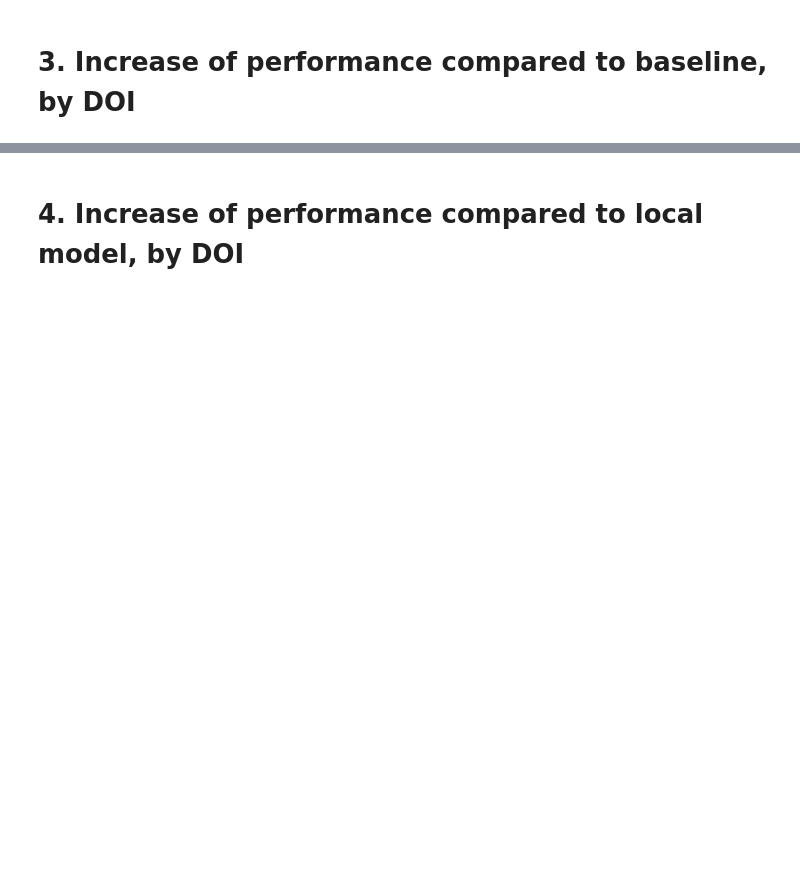
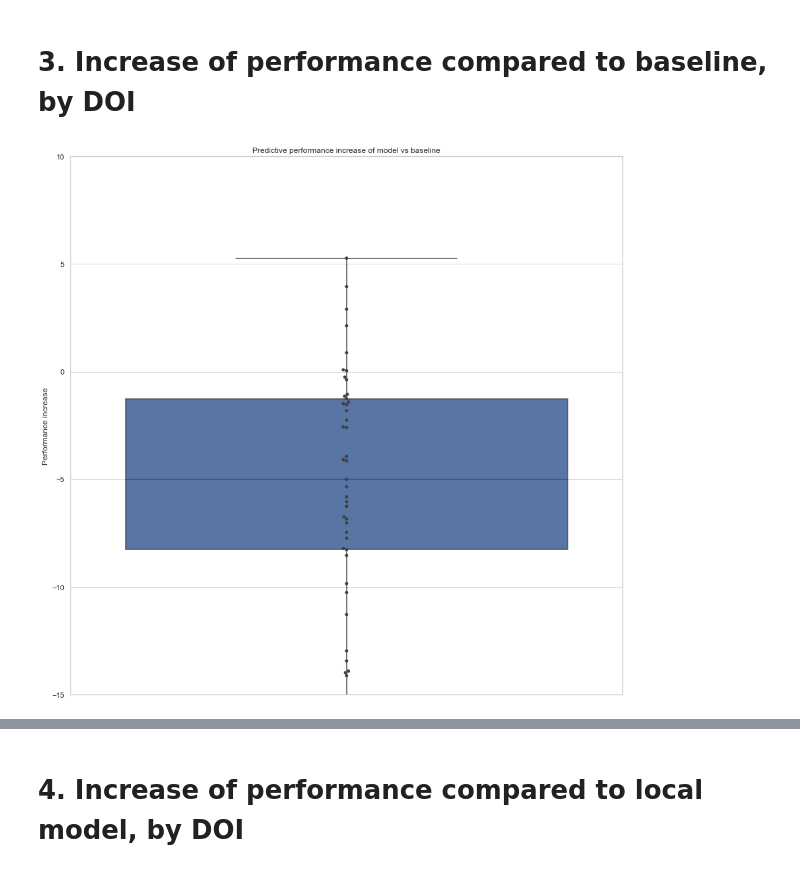
Before and after one commit to truejulosdu13/NiCOlit, a Jupyter notebook: classical_descriptors_analysis.ipynb, the cells around one changed output, grey strips where cells are left out. Drawn from its saved outputs; the diff is of its cells as text; code cells hidden in the pictures; blank space fills up the shorter version.

```diff
--- a/classical_descriptors_analysis.ipynb
+++ b/classical_descriptors_analysis.ipynb
@@ -171,14 +187,16 @@ plt.show()
 # %%
 # Distribution of performance increase, global model vs baseline
 plt.figure(figsize=(15, 15))
 
 display_df = pd.DataFrame(metric_augmented-metric_baseline_standalone, columns =['Performance increase'])
 
 plt.title("Predictive performance increase of model vs baseline")
 sns.boxplot(y="Performance increase", data=display_df)
 sns.swarmplot(y="Performance increase", data=display_df, color=".25")
-plt.ylim(-1.5, 1.5)
+plt.ylim(-15, 10)
 plt.show()
+# %% [output]
+[figure, added]
 # %%
 # Distribution of performance increase, global model vs baseline, by size of publication
 
```
Also changed, not shown: parts of 15 cells of this notebook, 10 other files.
